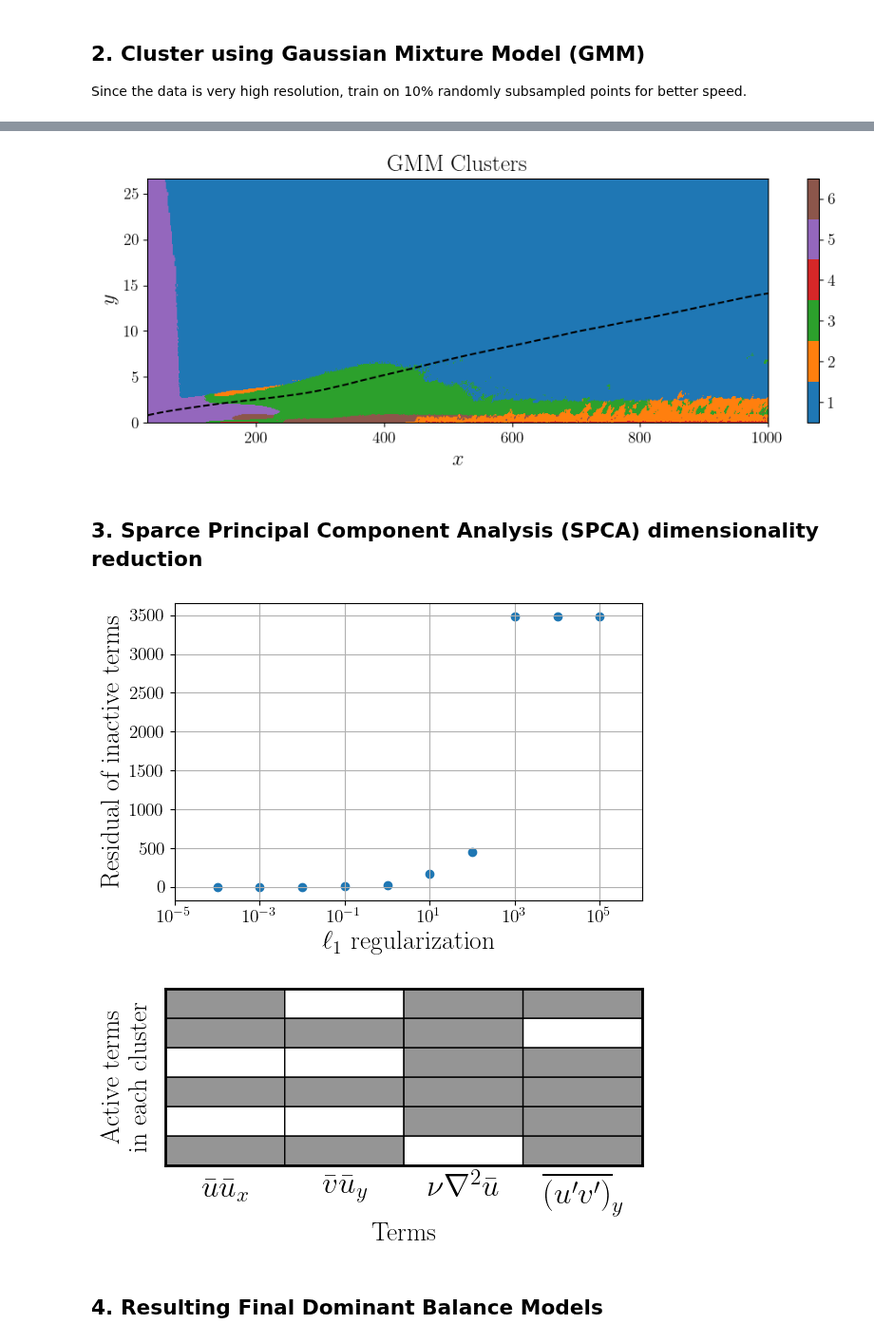
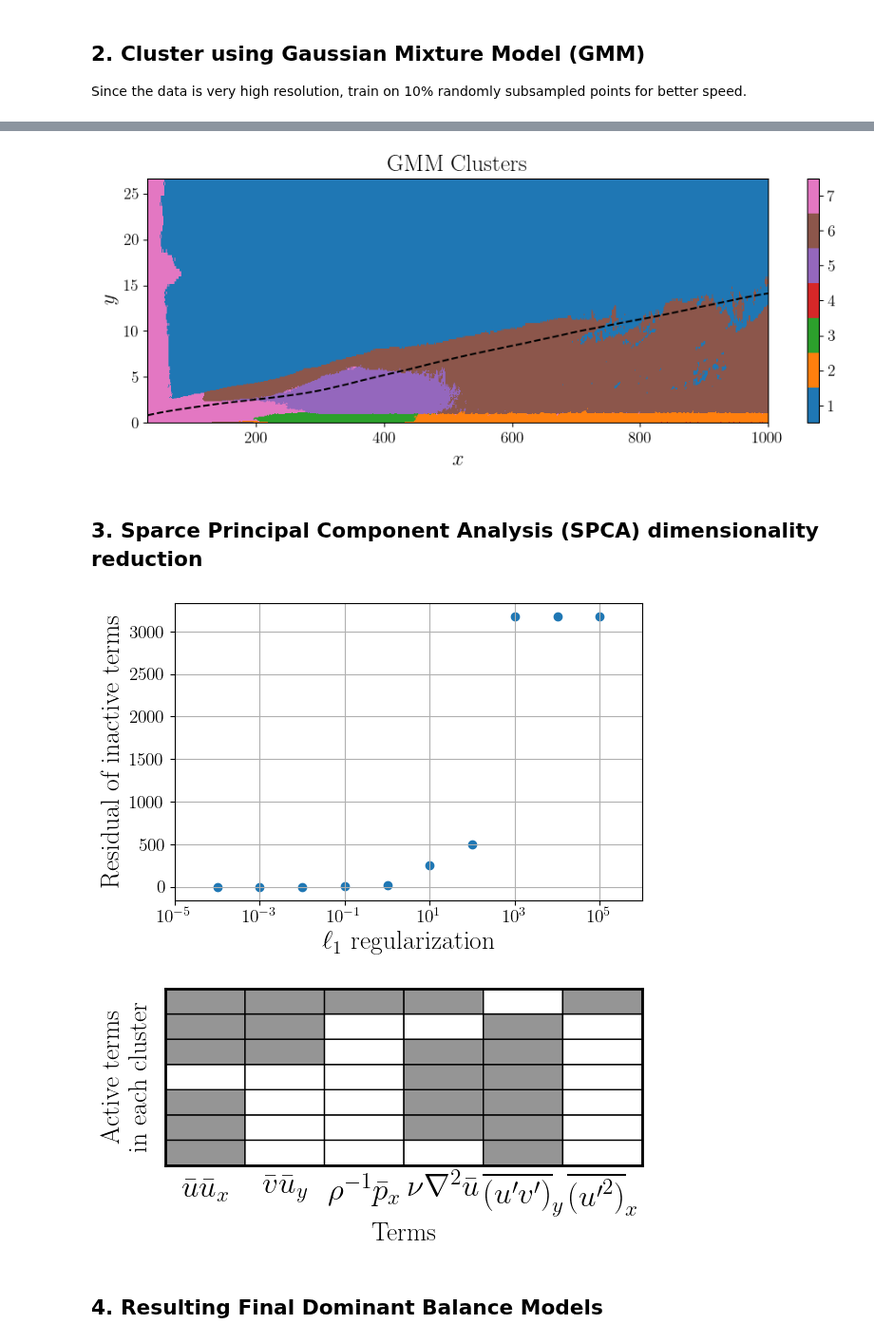
Before and after one commit to tbreitburd/Learning-Dominant-Physical-Processes-using-Unsupervised-Learning-Techniques-, a Jupyter notebook: Notebooks/Boundary_Layer.ipynb, the cells around one changed output, grey strips where cells are left out. Shown at 95% size. Cells and saved outputs as stored; diff of their text form; code cells hidden in the pictures.

```diff
--- a/Notebooks/Boundary_Layer.ipynb
+++ b/Notebooks/Boundary_Layer.ipynb
@@ -222,7 +222,7 @@ else:
     nfeatures = 6
 
     # Fit Gaussian mixture model
-    nc = 6  # Number of clusters
+    nc = 7  # Number of clusters
     seed = 75016  #  Set a seed for debugging/plotting
     np.random.seed(seed)
     model = CustomGMM(n_components=nc, n_features=nfeatures, random_state=seed)
@@ -275,7 +259,7 @@ clustermap = np.reshape(cluster_idx, [ny, nx], order="F")
 # Visualize the clustering in space
 pf.plot_clustering_space(clustermap, x, y, X, Y, nx, ny, nc, u_bar, U_inf)
 # %% [output]
-[figure, old version]
+[figure, new version]
 # %% [markdown]
 ## 3. Sparce Principal Component Analysis (SPCA) dimensionality reduction
 # %%
@@ -346,40 +330,41 @@ err = Parallel(n_jobs=4)(
 
 pf.plot_spca_residuals(alphas, err)
 # %% [output]
-[figure, old version]
+[figure, new version]
 # %%
 # Get the active terms for each cluster for optimal alpha
 
-alpha_opt = 10  # Optimal alpha value
+alpha_opt = 7  # Optimal alpha value
 
 spca_model = np.zeros([nc, nfeatures])  # Store the active terms for each cluster
 
 if method == "original":
     for i in range(nc):
         feature_idx = np.nonzero(cluster_idx == i)[0]
         cluster_features = features[feature_idx, :]
 
         spca = SparsePCA(n_components=1, alpha=alpha_opt)  # normalize_components=True
         spca.fit(cluster_features)
 
         active_terms = np.nonzero(spca.components_[0])[0]
         if len(active_terms) > 0:
             spca_model[i, active_terms] = 1  # Set the active terms to 1
 else:
     for i in range(nc):
         feature_idx = np.where(cluster_idx == i)[0]
         cluster_features = features[feature_idx, :]
 
         spca = SparsePCA(n_components=1, alpha=alpha_opt)  # normalize_components=True
         spca.fit(cluster_features)
 
         active_terms = np.where(spca.components_[0] != 0)[0]
         if len(active_terms) > 0:
             spca_model[i, active_terms] = 1  # Set the active terms to 1
 
-    pf.plot_active_terms(spca_model, labels)
+
+pf.plot_active_terms(spca_model, labels)
 # %% [output]
-[figure, old version]
+[figure, new version]
 # %% [markdown]
 ## 4. Resulting Final Dominant Balance Models
 # %%
```
Also changed, not shown: parts of 11 cells of this notebook.
